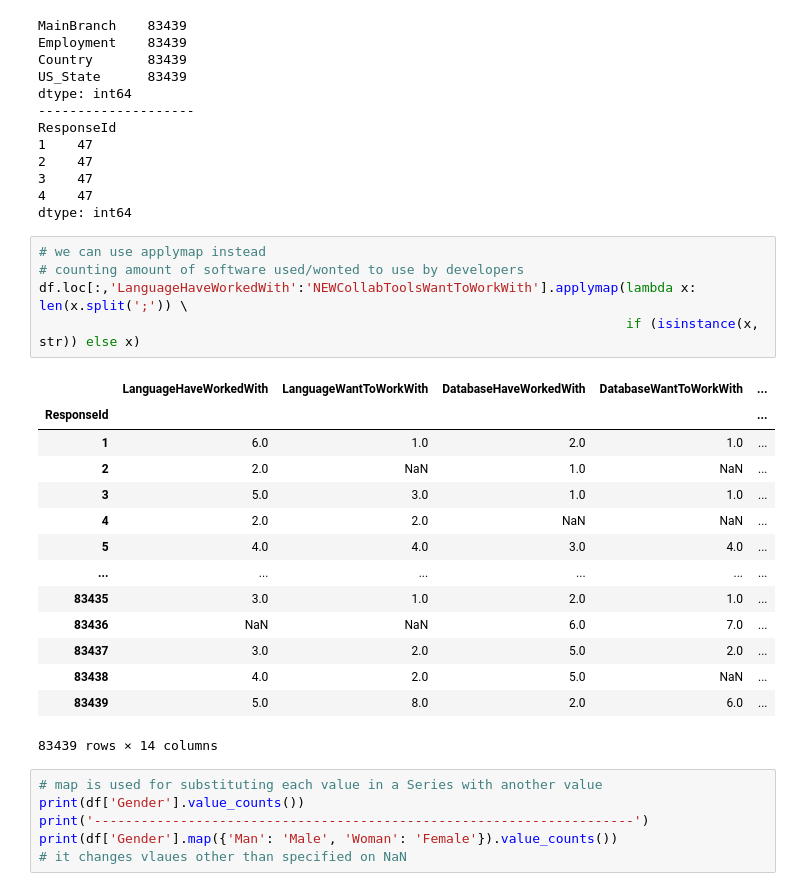
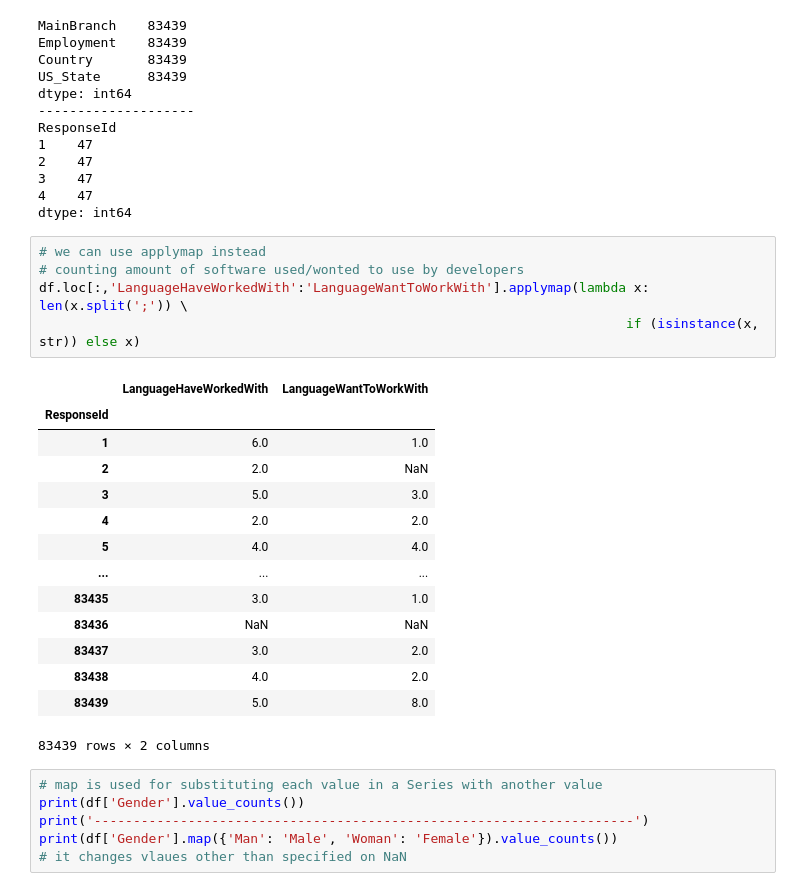
Before and after one commit to KekStroke/pandas-practice, a Jupyter notebook: Pandas Demo.ipynb, the cells around one changed output. Cells and saved outputs as stored; diff of their text form.

```diff
--- a/Pandas Demo.ipynb
+++ b/Pandas Demo.ipynb
@@ -374,23 +374,23 @@ dtype: int64
 # %%
 # we can use applymap instead
 # counting amount of software used/wonted to use by developers
-df.loc[:,'LanguageHaveWorkedWith':'NEWCollabToolsWantToWorkWith'].applymap(lambda x: len(x.split(';')) \
+df.loc[:,'LanguageHaveWorkedWith':'LanguageWantToWorkWith'].applymap(lambda x: len(x.split(';')) \
                                                                            if (isinstance(x, str)) else x)
 # %% [output]
-|  | LanguageHaveWorkedWith | LanguageWantToWorkWith | DatabaseHaveWorkedWith | DatabaseWantToWorkWith | ... |
-| ResponseId |  |  |  |  | ... |
-| 1 | 6.0 | 1.0 | 2.0 | 1.0 | ... |
-| 2 | 2.0 | NaN | 1.0 | NaN | ... |
-| 3 | 5.0 | 3.0 | 1.0 | 1.0 | ... |
-| 4 | 2.0 | 2.0 | NaN | NaN | ... |
-| 5 | 4.0 | 4.0 | 3.0 | 4.0 | ... |
-| ... | ... | ... | ... | ... | ... |
-| 83435 | 3.0 | 1.0 | 2.0 | 1.0 | ... |
-| 83436 | NaN | NaN | 6.0 | 7.0 | ... |
-| 83437 | 3.0 | 2.0 | 5.0 | 2.0 | ... |
-| 83438 | 4.0 | 2.0 | 5.0 | NaN | ... |
-| 83439 | 5.0 | 8.0 | 2.0 | 6.0 | ... |
+|  | LanguageHaveWorkedWith | LanguageWantToWorkWith |
+| ResponseId |  |  |
+| 1 | 6.0 | 1.0 |
+| 2 | 2.0 | NaN |
+| 3 | 5.0 | 3.0 |
+| 4 | 2.0 | 2.0 |
+| 5 | 4.0 | 4.0 |
+| ... | ... | ... |
+| 83435 | 3.0 | 1.0 |
+| 83436 | NaN | NaN |
+| 83437 | 3.0 | 2.0 |
+| 83438 | 4.0 | 2.0 |
+| 83439 | 5.0 | 8.0 |
-83439 rows × 14 columns
+83439 rows × 2 columns
 # %%
 # map is used for substituting each value in a Series with another value
 print(df['Gender'].value_counts())
```
Also changed, not shown: parts of 6 cells of this notebook.
